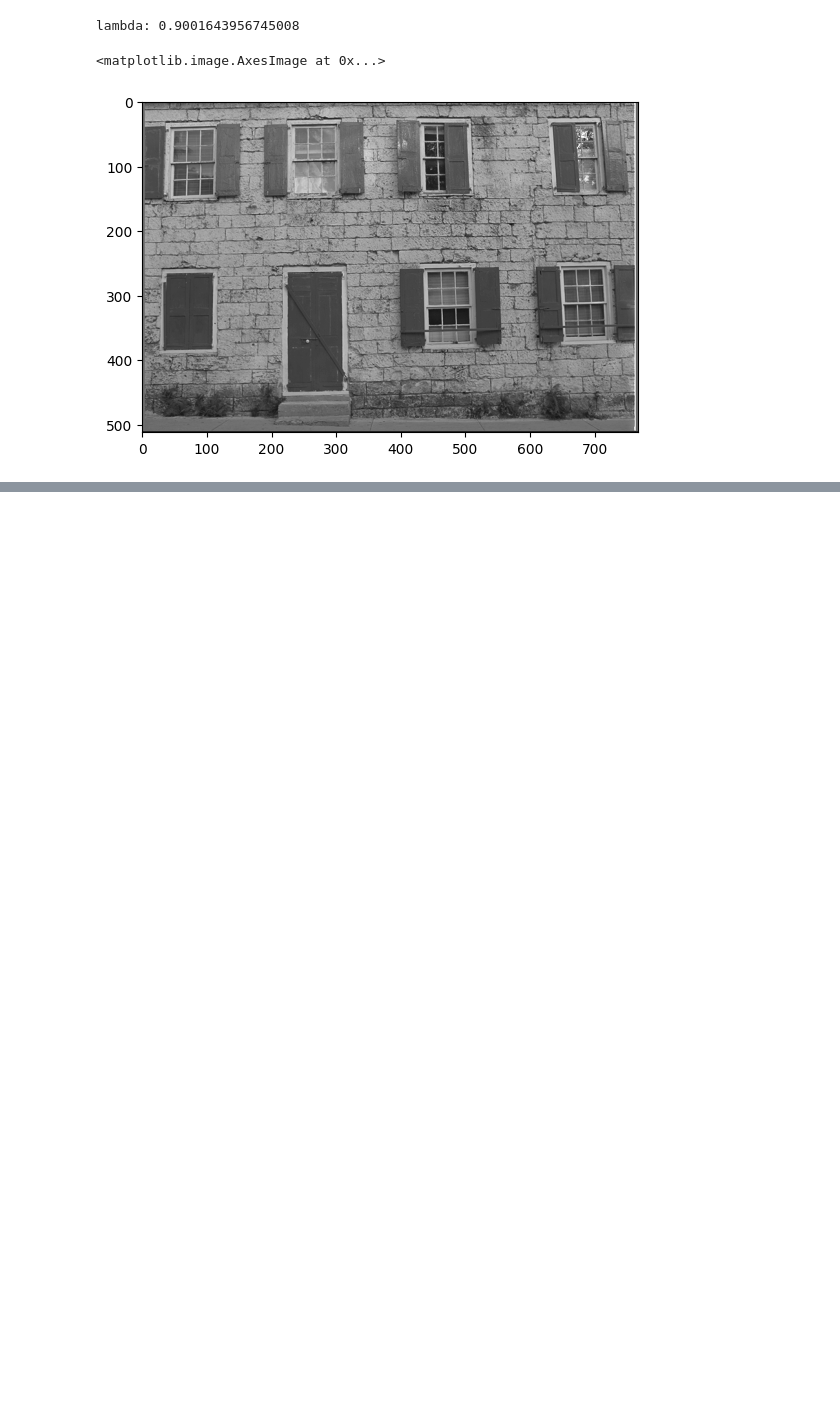
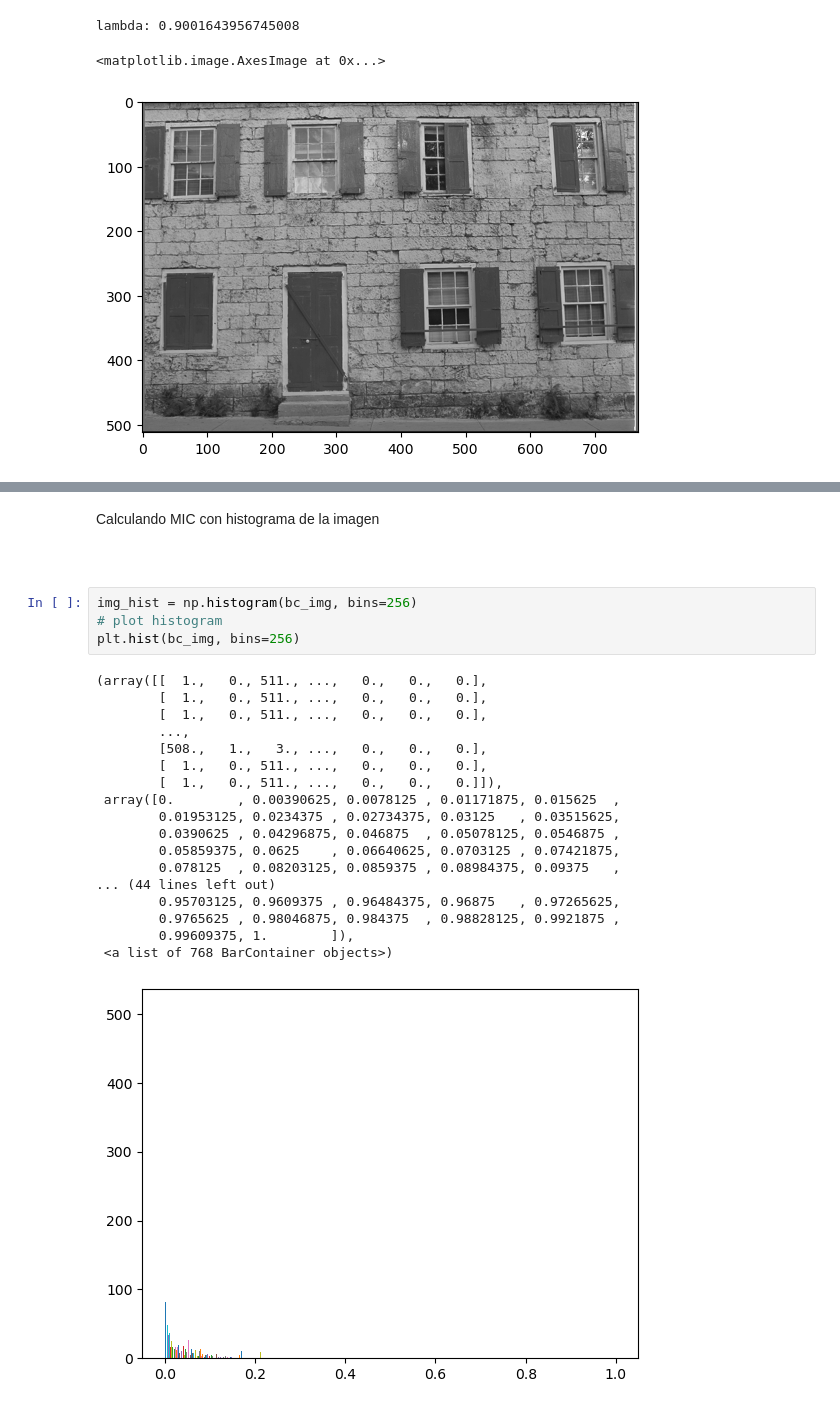
Before and after one commit to FabianCastellano/memoria, a Jupyter notebook: code/boxcox/bc_img.ipynb, the cells around one changed output, grey strips where cells are left out. Saved outputs shown, nothing was run; the diff lists cells and outputs as text; blank space fills up the shorter version.

````diff
--- a/code/boxcox/bc_img.ipynb
+++ b/code/boxcox/bc_img.ipynb
@@ -93,0 +109,27 @@ for i in range (1, 24):
+# %% [markdown]
+Calculando MIC con histograma de la imagen
+
+```python
+# %%
+img_hist = np.histogram(bc_img, bins=256)
+# plot histogram
+plt.hist(bc_img, bins=256)
+# %% [output]
+(array([[  1.,   0., 511., ...,   0.,   0.,   0.],
+        [  1.,   0., 511., ...,   0.,   0.,   0.],
+        [  1.,   0., 511., ...,   0.,   0.,   0.],
+        ...,
+        [508.,   1.,   3., ...,   0.,   0.,   0.],
+        [  1.,   0., 511., ...,   0.,   0.,   0.],
+        [  1.,   0., 511., ...,   0.,   0.,   0.]]),
+ array([0.        , 0.00390625, 0.0078125 , 0.01171875, 0.015625  ,
+        0.01953125, 0.0234375 , 0.02734375, 0.03125   , 0.03515625,
+        0.0390625 , 0.04296875, 0.046875  , 0.05078125, 0.0546875 ,
+        0.05859375, 0.0625    , 0.06640625, 0.0703125 , 0.07421875,
+        0.078125  , 0.08203125, 0.0859375 , 0.08984375, 0.09375   ,
+... (44 lines left out)
+        0.95703125, 0.9609375 , 0.96484375, 0.96875   , 0.97265625,
+        0.9765625 , 0.98046875, 0.984375  , 0.98828125, 0.9921875 ,
+        0.99609375, 1.        ]),
+ <a list of 768 BarContainer objects>)
+[figure, added]
````
Also changed, not shown: parts of 7 cells of this notebook, 6 other files.
